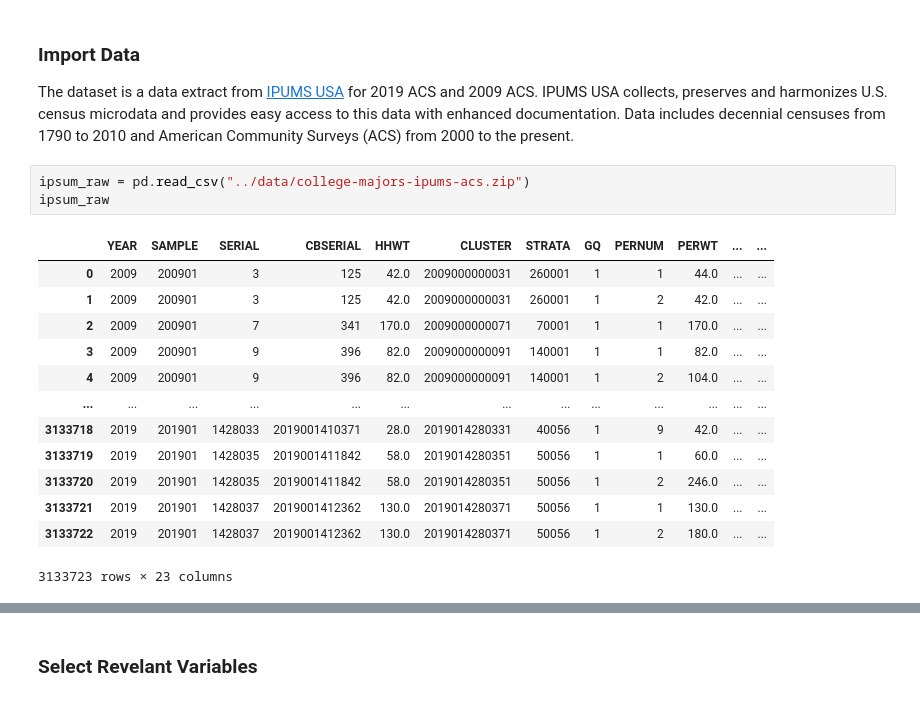
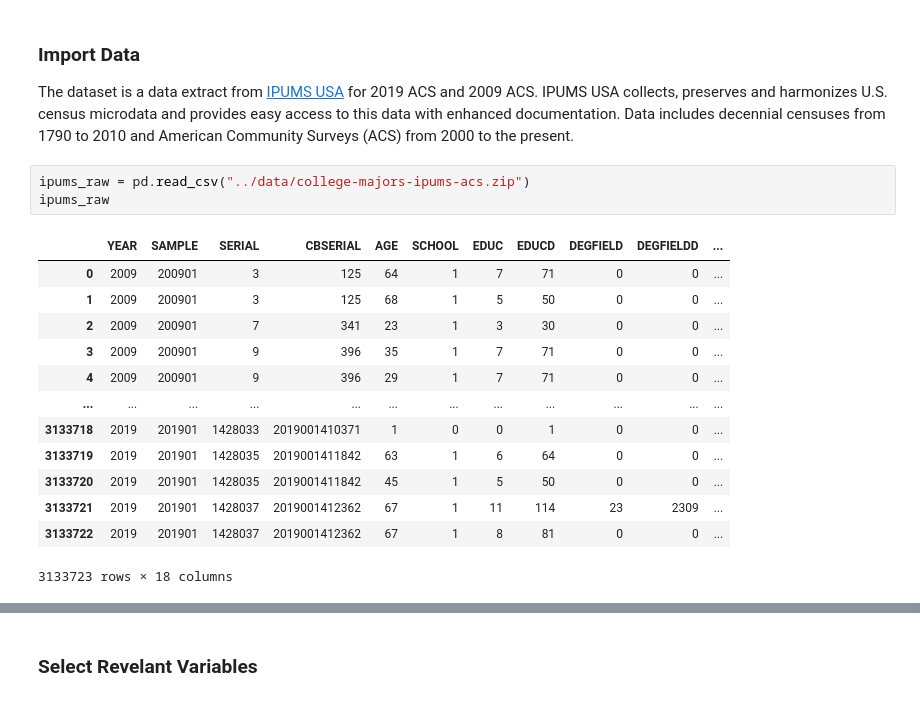
Before and after one commit to oooyiyangc/econ148-dev, a Jupyter notebook: college_majors/src/college_majors.ipynb, the cells around one changed output, grey strips where cells are left out. Cells and saved outputs as stored; diff of their text form.

```diff
--- a/college_majors/src/college_majors.ipynb
+++ b/college_majors/src/college_majors.ipynb
@@ -12,21 +12,21 @@ This notebook is inspired by ["The Economic Guide To Picking A College Major"](h
 ### Import Data
 The dataset is a data extract from [IPUMS USA](https://usa.ipums.org/usa/) for 2019 ACS and 2009 ACS.  IPUMS USA collects, preserves and harmonizes U.S. census microdata and provides easy access to this data with enhanced documentation. Data includes decennial censuses from 1790 to 2010 and American Community Surveys (ACS) from 2000 to the present.
 # %%
-ipsum_raw = pd.read_csv("../data/college-majors-ipums-acs.zip")
-ipsum_raw
+ipums_raw = pd.read_csv("../data/college-majors-ipums-acs.zip")
+ipums_raw
 # %% [output]
-|  | YEAR | SAMPLE | SERIAL | CBSERIAL | HHWT | CLUSTER | STRATA | GQ | PERNUM | PERWT | ... | ... |
-| 0 | 2009 | 200901 | 3 | 125 | 42.0 | 2009000000031 | 260001 | 1 | 1 | 44.0 | ... | ... |
-| 1 | 2009 | 200901 | 3 | 125 | 42.0 | 2009000000031 | 260001 | 1 | 2 | 42.0 | ... | ... |
-| 2 | 2009 | 200901 | 7 | 341 | 170.0 | 2009000000071 | 70001 | 1 | 1 | 170.0 | ... | ... |
-| 3 | 2009 | 200901 | 9 | 396 | 82.0 | 2009000000091 | 140001 | 1 | 1 | 82.0 | ... | ... |
-| 4 | 2009 | 200901 | 9 | 396 | 82.0 | 2009000000091 | 140001 | 1 | 2 | 104.0 | ... | ... |
-| ... | ... | ... | ... | ... | ... | ... | ... | ... | ... | ... | ... | ... |
-| 3133718 | 2019 | 201901 | 1428033 | 2019001410371 | 28.0 | 2019014280331 | 40056 | 1 | 9 | 42.0 | ... | ... |
-| 3133719 | 2019 | 201901 | 1428035 | 2019001411842 | 58.0 | 2019014280351 | 50056 | 1 | 1 | 60.0 | ... | ... |
-| 3133720 | 2019 | 201901 | 1428035 | 2019001411842 | 58.0 | 2019014280351 | 50056 | 1 | 2 | 246.0 | ... | ... |
-| 3133721 | 2019 | 201901 | 1428037 | 2019001412362 | 130.0 | 2019014280371 | 50056 | 1 | 1 | 130.0 | ... | ... |
-| 3133722 | 2019 | 201901 | 1428037 | 2019001412362 | 130.0 | 2019014280371 | 50056 | 1 | 2 | 180.0 | ... | ... |
+|  | YEAR | SAMPLE | SERIAL | CBSERIAL | AGE | SCHOOL | EDUC | EDUCD | DEGFIELD | DEGFIELDD | ... |
+| 0 | 2009 | 200901 | 3 | 125 | 64 | 1 | 7 | 71 | 0 | 0 | ... |
+| 1 | 2009 | 200901 | 3 | 125 | 68 | 1 | 5 | 50 | 0 | 0 | ... |
+| 2 | 2009 | 200901 | 7 | 341 | 23 | 1 | 3 | 30 | 0 | 0 | ... |
+| 3 | 2009 | 200901 | 9 | 396 | 35 | 1 | 7 | 71 | 0 | 0 | ... |
+| 4 | 2009 | 200901 | 9 | 396 | 29 | 1 | 7 | 71 | 0 | 0 | ... |
+| ... | ... | ... | ... | ... | ... | ... | ... | ... | ... | ... | ... |
+| 3133718 | 2019 | 201901 | 1428033 | 2019001410371 | 1 | 0 | 0 | 1 | 0 | 0 | ... |
+| 3133719 | 2019 | 201901 | 1428035 | 2019001411842 | 63 | 1 | 6 | 64 | 0 | 0 | ... |
+| 3133720 | 2019 | 201901 | 1428035 | 2019001411842 | 45 | 1 | 5 | 50 | 0 | 0 | ... |
+| 3133721 | 2019 | 201901 | 1428037 | 2019001412362 | 67 | 1 | 11 | 114 | 23 | 2309 | ... |
+| 3133722 | 2019 | 201901 | 1428037 | 2019001412362 | 67 | 1 | 8 | 81 | 0 | 0 | ... |
-3133723 rows × 23 columns
+3133723 rows × 18 columns
 # %%
 # drop rows with missing values
```
Also changed, not shown: parts of 58 cells of this notebook, 5 other files.
